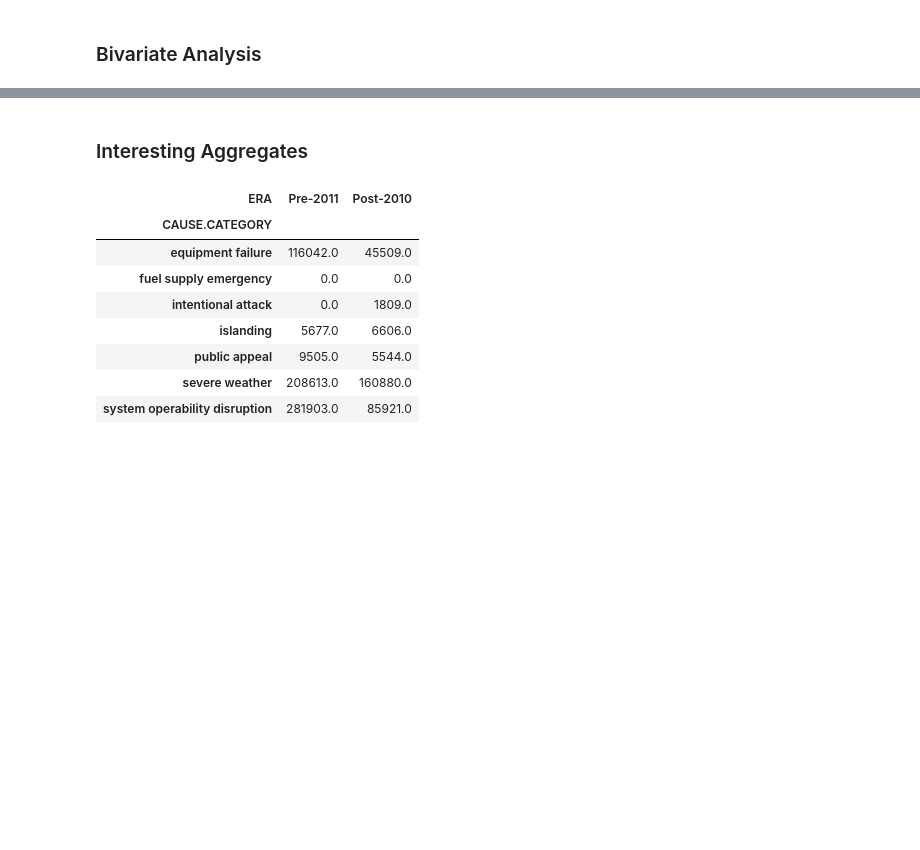
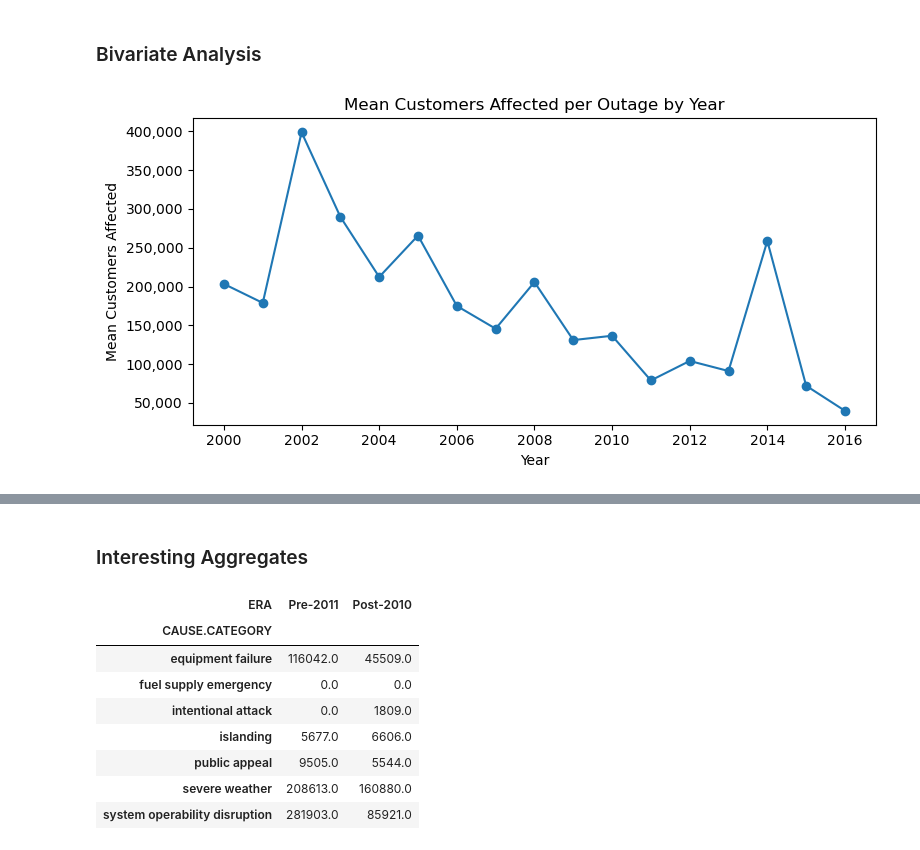
Before and after one commit to hannahtrn/power-outages-analysis, a Jupyter notebook: template.ipynb, the cells around one changed output, grey strips where cells are left out. Saved outputs shown, nothing was run; the diff lists cells and outputs as text; code cells hidden in the pictures; blank space fills up the shorter version.

```diff
--- a/template.ipynb
+++ b/template.ipynb
@@ -165,16 +169,19 @@ px.bar(
 # %%
 # Mean customers affected per year — directly motivates our hypothesis
 mean_cust_by_year = (
     outages.groupby('YEAR')['CUSTOMERS.AFFECTED']
     .mean()
     .reset_index()
     .rename(columns={'CUSTOMERS.AFFECTED': 'Mean Customers Affected'})
 )
 
-px.line(
-    mean_cust_by_year,
-    x='YEAR', y='Mean Customers Affected',
-    markers=True,
-    title='Mean Customers Affected per Outage by Year',
-    labels={'YEAR': 'Year', 'Mean Customers Affected': 'Mean Customers Affected'},
-)
+fig, ax = plt.subplots(figsize=(8, 4))
+ax.plot(mean_cust_by_year['YEAR'], mean_cust_by_year['Mean Customers Affected'], marker='o')
+ax.set_title('Mean Customers Affected per Outage by Year')
+ax.set_xlabel('Year')
+ax.set_ylabel('Mean Customers Affected')
+ax.yaxis.set_major_formatter(mticker.FuncFormatter(lambda x, _: f'{x:,.0f}'))
+plt.tight_layout()
+plt.show()
+# %% [output]
+[figure, added]
```
Also changed, not shown: parts of 19 cells of this notebook.
